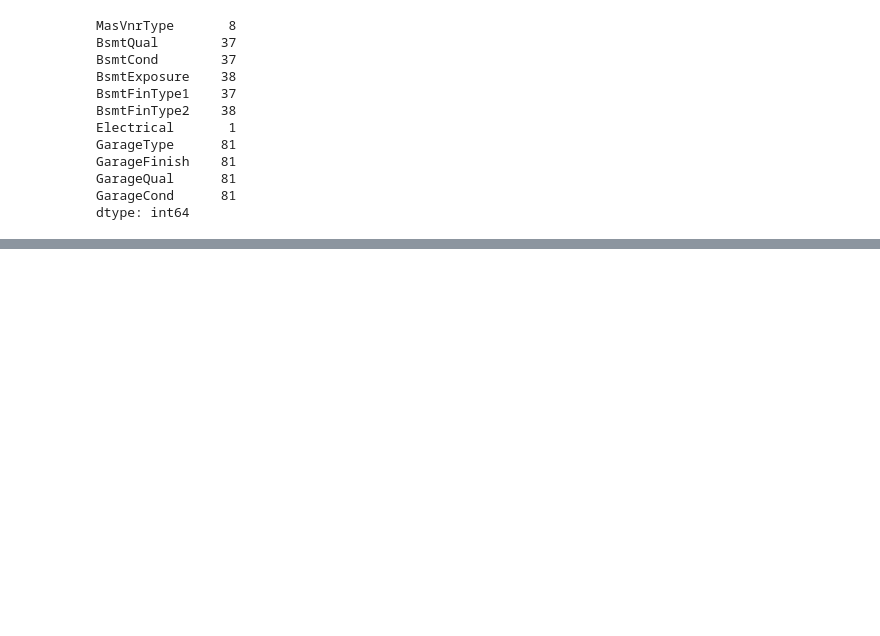
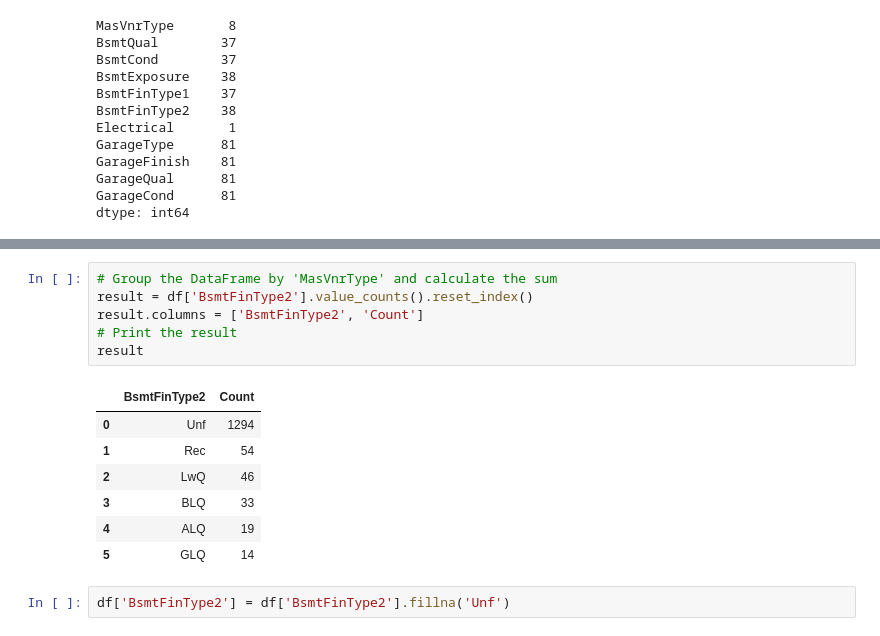
Before and after one commit to DinankSoni/ML_projects, a Jupyter notebook: House Prices Predict.ipynb, the cells around one changed output, grey strips where cells are left out. Saved outputs shown, nothing was run; the diff lists cells and outputs as text; blank space fills up the shorter version.

```diff
--- a/House Prices Predict.ipynb
+++ b/House Prices Predict.ipynb
@@ -162,0 +286,16 @@ Name: MasVnrType, dtype: object
+# %%
+# Group the DataFrame by 'MasVnrType' and calculate the sum
+result = df['BsmtFinType2'].value_counts().reset_index()
+result.columns = ['BsmtFinType2', 'Count']
+# Print the result
+result
+# %% [output]
+|  | BsmtFinType2 | Count |
+| 0 | Unf | 1294 |
+| 1 | Rec | 54 |
+| 2 | LwQ | 46 |
+| 3 | BLQ | 33 |
+| 4 | ALQ | 19 |
+| 5 | GLQ | 14 |
+# %%
+df['BsmtFinType2'] = df['BsmtFinType2'].fillna('Unf')
```
Also changed, not shown: parts of 36 cells of this notebook.
